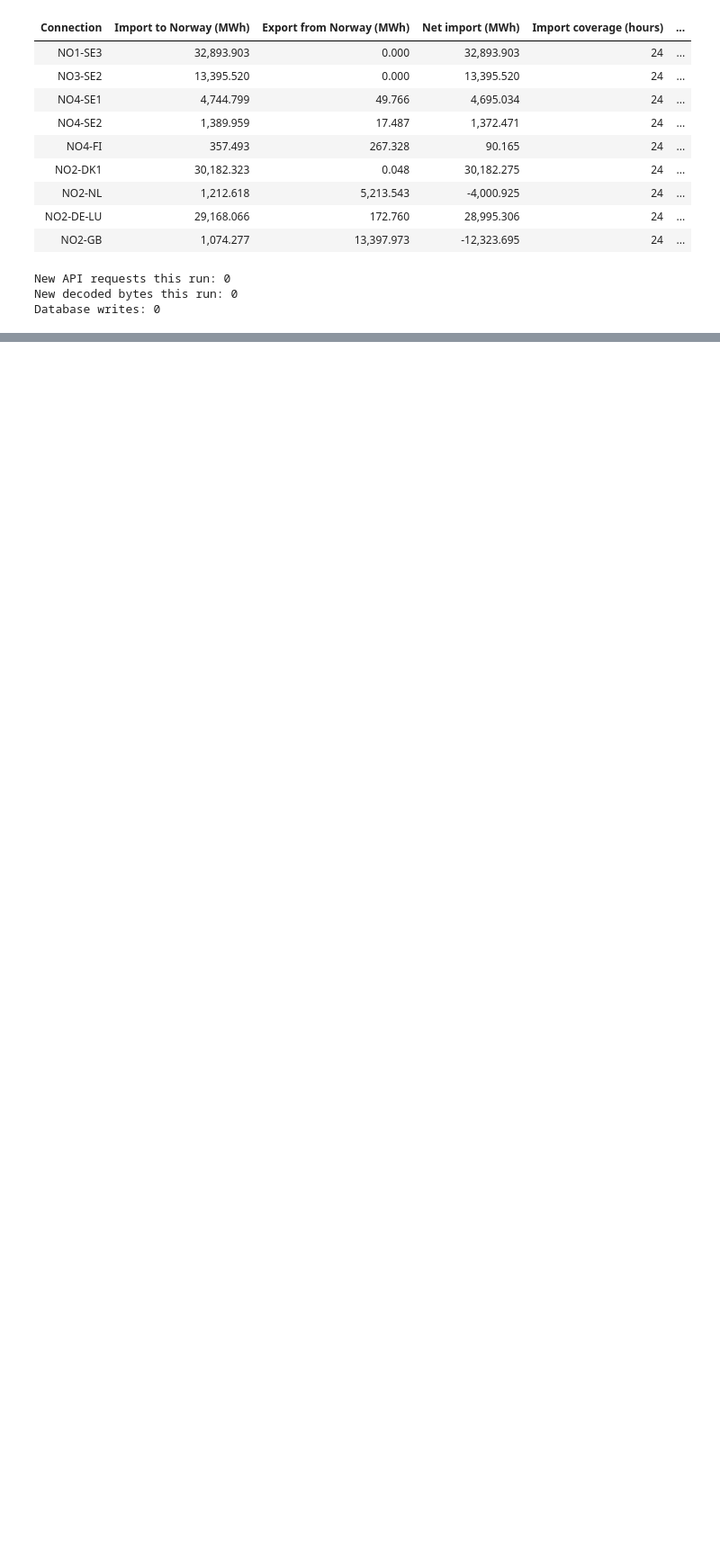
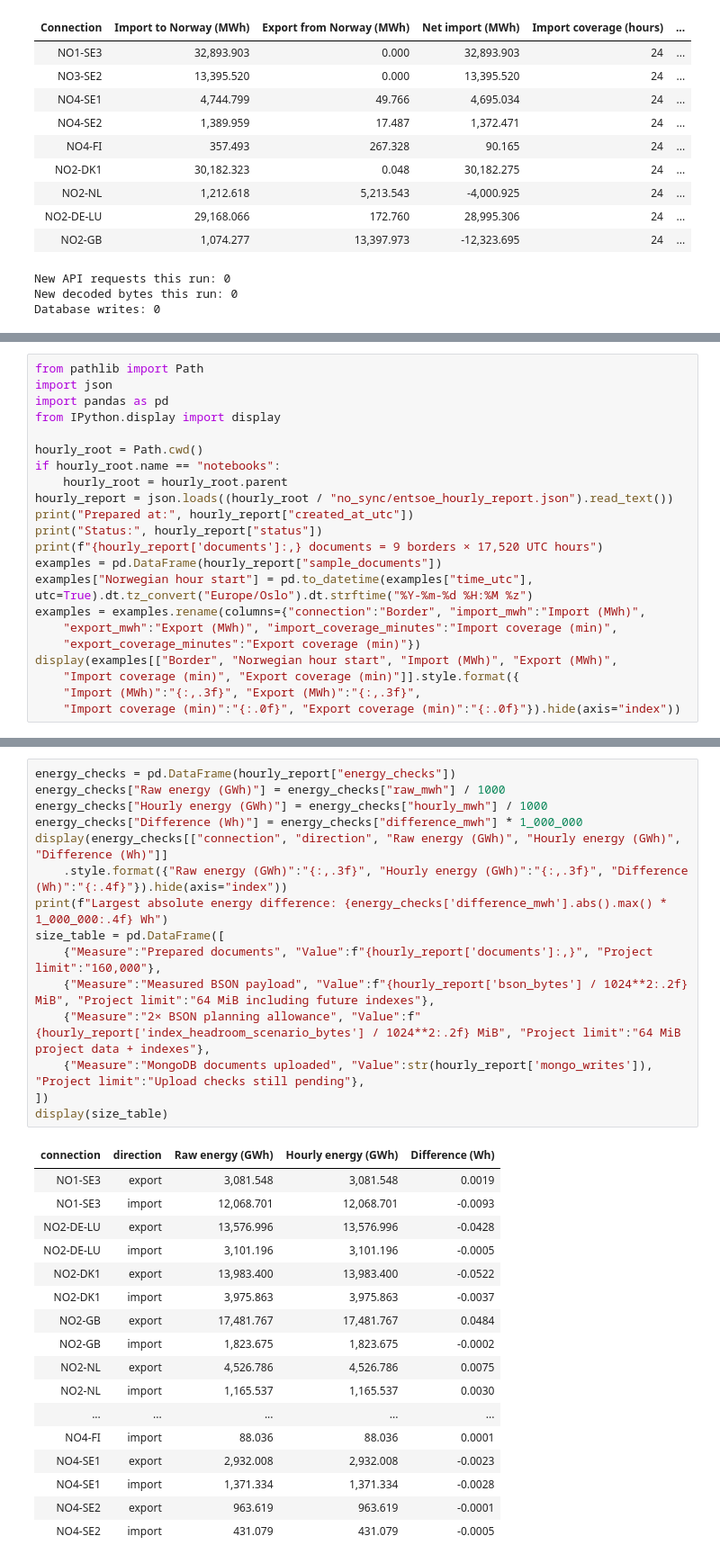
Before and after one commit to G0KU-DOTCOM/Streamlit_dashboard, a Jupyter notebook: notebooks/prosjekt_part2.ipynb, the cells around one changed output, grey strips where cells are left out. Shown at 90% size. Cells and saved outputs as stored; diff of their text form; blank space fills up the shorter version.

```diff
--- a/notebooks/prosjekt_part2.ipynb
+++ b/notebooks/prosjekt_part2.ipynb
@@ -1940,0 +2167,22 @@ January plot in section 7 remain the figures for the selected 2025 connection.
+# %%
+from pathlib import Path
+import json
+import pandas as pd
+from IPython.display import display
+
+hourly_root = Path.cwd()
+if hourly_root.name == "notebooks":
+    hourly_root = hourly_root.parent
+hourly_report = json.loads((hourly_root / "no_sync/entsoe_hourly_report.json").read_text())
+print("Prepared at:", hourly_report["created_at_utc"])
+print("Status:", hourly_report["status"])
+print(f"{hourly_report['documents']:,} documents = 9 borders × 17,520 UTC hours")
+examples = pd.DataFrame(hourly_report["sample_documents"])
+examples["Norwegian hour start"] = pd.to_datetime(examples["time_utc"], utc=True).dt.tz_convert("Europe/Oslo").dt.strftime("%Y-%m-%d %H:%M %z")
+examples = examples.rename(columns={"connection":"Border", "import_mwh":"Import (MWh)",
+    "export_mwh":"Export (MWh)", "import_coverage_minutes":"Import coverage (min)",
+    "export_coverage_minutes":"Export coverage (min)"})
+display(examples[["Border", "Norwegian hour start", "Import (MWh)", "Export (MWh)",
+    "Import coverage (min)", "Export coverage (min)"]].style.format({
+    "Import (MWh)":"{:,.3f}", "Export (MWh)":"{:,.3f}",
+    "Import coverage (min)":"{:.0f}", "Export coverage (min)":"{:.0f}"}).hide(axis="index"))
@@ -1940,0 +2213,33 @@ January plot in section 7 remain the figures for the selected 2025 connection.
+# %%
+energy_checks = pd.DataFrame(hourly_report["energy_checks"])
+energy_checks["Raw energy (GWh)"] = energy_checks["raw_mwh"] / 1000
+energy_checks["Hourly energy (GWh)"] = energy_checks["hourly_mwh"] / 1000
+energy_checks["Difference (Wh)"] = energy_checks["difference_mwh"] * 1_000_000
+display(energy_checks[["connection", "direction", "Raw energy (GWh)", "Hourly energy (GWh)", "Difference (Wh)"]]
+    .style.format({"Raw energy (GWh)":"{:,.3f}", "Hourly energy (GWh)":"{:,.3f}", "Difference (Wh)":"{:.4f}"}).hide(axis="index"))
+print(f"Largest absolute energy difference: {energy_checks['difference_mwh'].abs().max() * 1_000_000:.4f} Wh")
+size_table = pd.DataFrame([
+    {"Measure":"Prepared documents", "Value":f"{hourly_report['documents']:,}", "Project limit":"160,000"},
+    {"Measure":"Measured BSON payload", "Value":f"{hourly_report['bson_bytes'] / 1024**2:.2f} MiB", "Project limit":"64 MiB including future indexes"},
+    {"Measure":"2× BSON planning allowance", "Value":f"{hourly_report['index_headroom_scenario_bytes'] / 1024**2:.2f} MiB", "Project limit":"64 MiB project data + indexes"},
+    {"Measure":"MongoDB documents uploaded", "Value":str(hourly_report['mongo_writes']), "Project limit":"Upload checks still pending"},
+])
+display(size_table)
+# %% [output]
+| connection | direction | Raw energy (GWh) | Hourly energy (GWh) | Difference (Wh) |
+| NO1-SE3 | export | 3,081.548 | 3,081.548 | 0.0019 |
+| NO1-SE3 | import | 12,068.701 | 12,068.701 | -0.0093 |
+| NO2-DE-LU | export | 13,576.996 | 13,576.996 | -0.0428 |
+| NO2-DE-LU | import | 3,101.196 | 3,101.196 | -0.0005 |
+| NO2-DK1 | export | 13,983.400 | 13,983.400 | -0.0522 |
+| NO2-DK1 | import | 3,975.863 | 3,975.863 | -0.0037 |
+| NO2-GB | export | 17,481.767 | 17,481.767 | 0.0484 |
+| NO2-GB | import | 1,823.675 | 1,823.675 | -0.0002 |
+| NO2-NL | export | 4,526.786 | 4,526.786 | 0.0075 |
+| NO2-NL | import | 1,165.537 | 1,165.537 | 0.0030 |
+| ... | ... | ... | ... | ... |
+| NO4-FI | import | 88.036 | 88.036 | 0.0001 |
+| NO4-SE1 | export | 2,932.008 | 2,932.008 | -0.0023 |
+| NO4-SE1 | import | 1,371.334 | 1,371.334 | -0.0028 |
+| NO4-SE2 | export | 963.619 | 963.619 | -0.0001 |
+| NO4-SE2 | import | 431.079 | 431.079 | -0.0005 |
```
Also changed, not shown: parts of 19 cells of this notebook, 10 other files.
